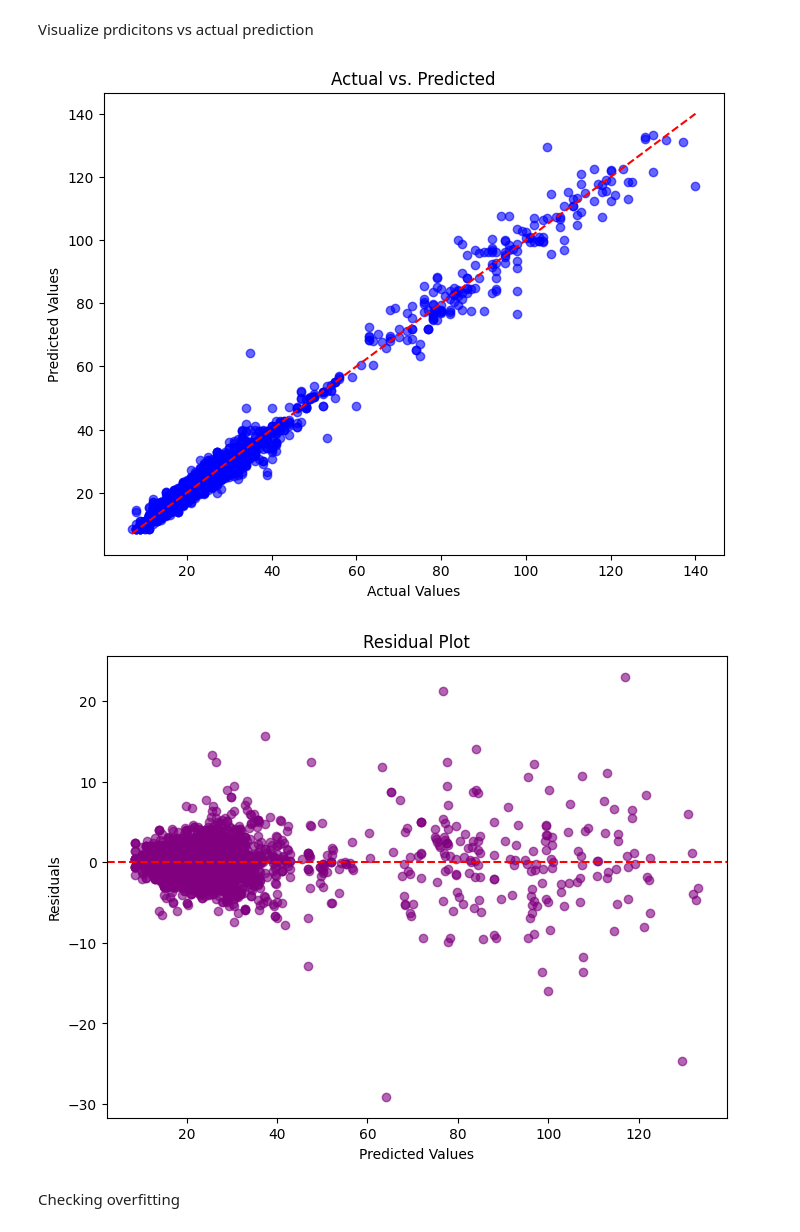
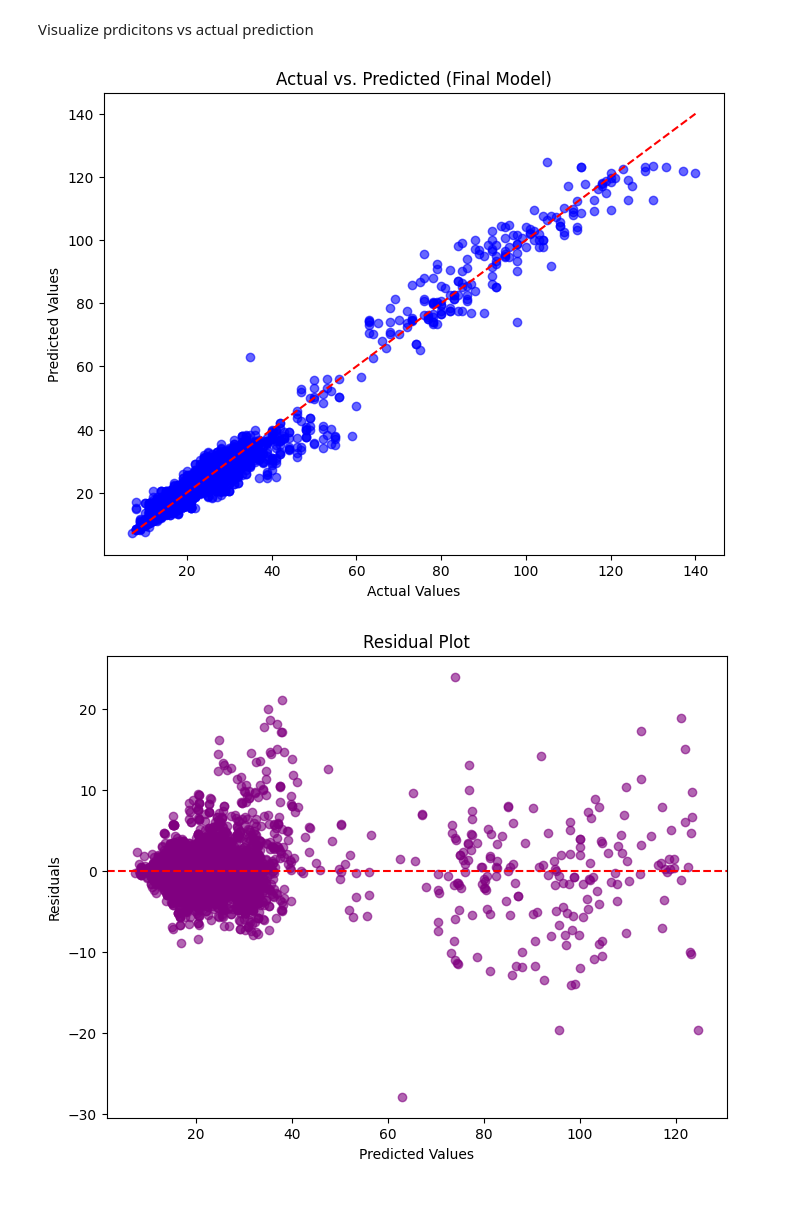
Before and after one commit to Sanikath45/streamlit-mpg-app, a Jupyter notebook: Untitled-2.ipynb, the cells around one changed output. Drawn from its saved outputs; the diff is of its cells as text; code cells hidden in the pictures; blank space fills up the shorter version.

```diff
--- a/Untitled-2.ipynb
+++ b/Untitled-2.ipynb
@@ -341,28 +359,35 @@ print(f"✅ R² Score: {r2:.4f}")
 # %% [markdown]
 Visualize prdicitons vs actual prediction
 # %%
+# *
+
+import matplotlib.pyplot as plt
 import matplotlib.pyplot as plt
 
+# Assuming final_preds is the final prediction from the stacked models (lr_final in your project)
+# If you want to plot using y_test and final_preds, it should be:
+
 plt.figure(figsize=(8, 6))
-plt.scatter(y_test, y_pred, color="blue", alpha=0.6)
+plt.scatter(y_test, final_preds, color="blue", alpha=0.6)
 plt.plot([y_test.min(), y_test.max()], [y_test.min(), y_test.max()], "r--")  # 45-degree reference line
 plt.xlabel("Actual Values")
 plt.ylabel("Predicted Values")
-plt.title("Actual vs. Predicted")
+plt.title("Actual vs. Predicted (Final Model)")
 plt.show()
 # %% [output]
-[figure, old version]
+[figure, new version]
 # %%
-residuals = y_test - y_pred
+# *
 
+residuals = y_test - final_preds
+
+# Create residual plot
 plt.figure(figsize=(8, 6))
-plt.scatter(y_pred, residuals, color="purple", alpha=0.6)
-plt.axhline(y=0, color="red", linestyle="--")
+plt.scatter(final_preds, residuals, color="purple", alpha=0.6)
+plt.axhline(y=0, color="red", linestyle="--")  # Horizontal line at 0
 plt.xlabel("Predicted Values")
 plt.ylabel("Residuals")
 plt.title("Residual Plot")
 plt.show()
 # %% [output]
-[figure, old version]
+[figure, new version]
-# %% [markdown]
-Checking overfitting
```
Also changed, not shown: parts of 32 cells of this notebook, 12 other files.
